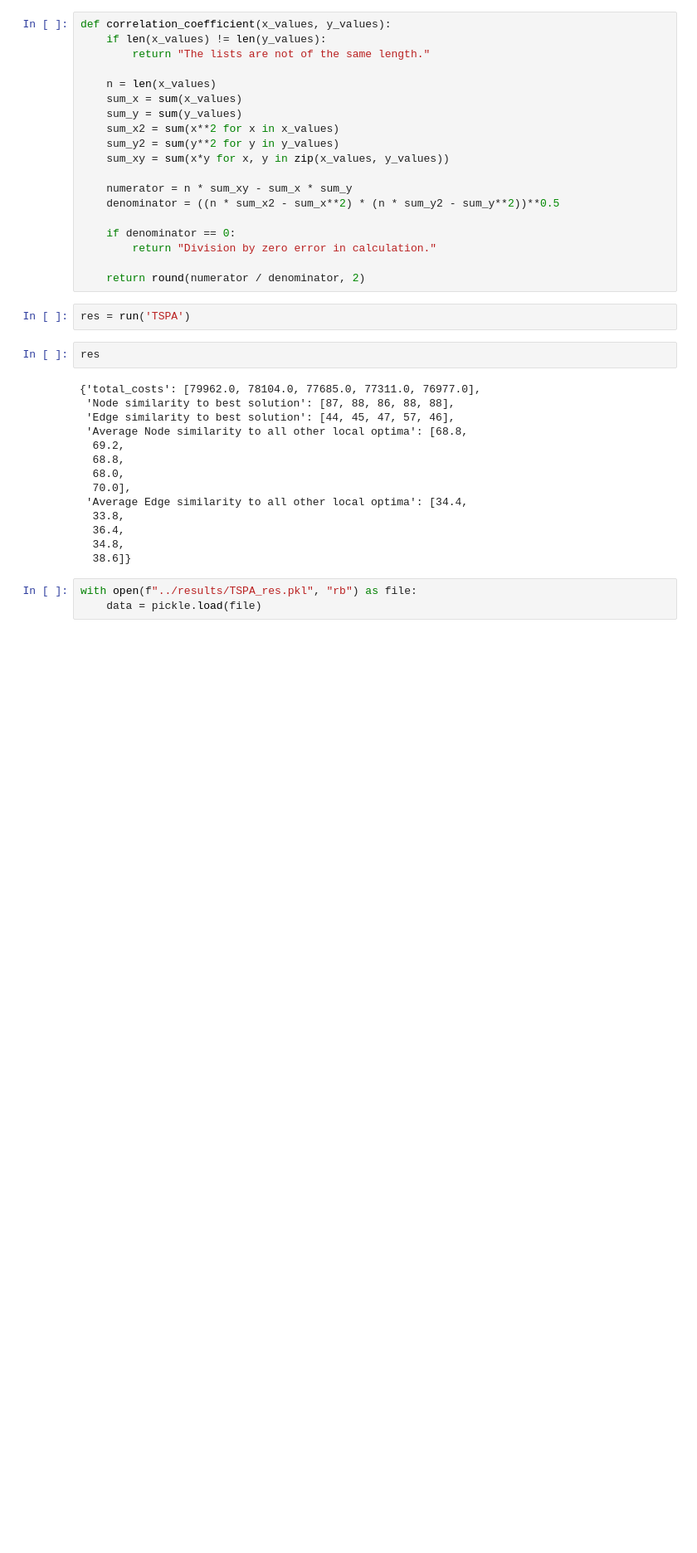
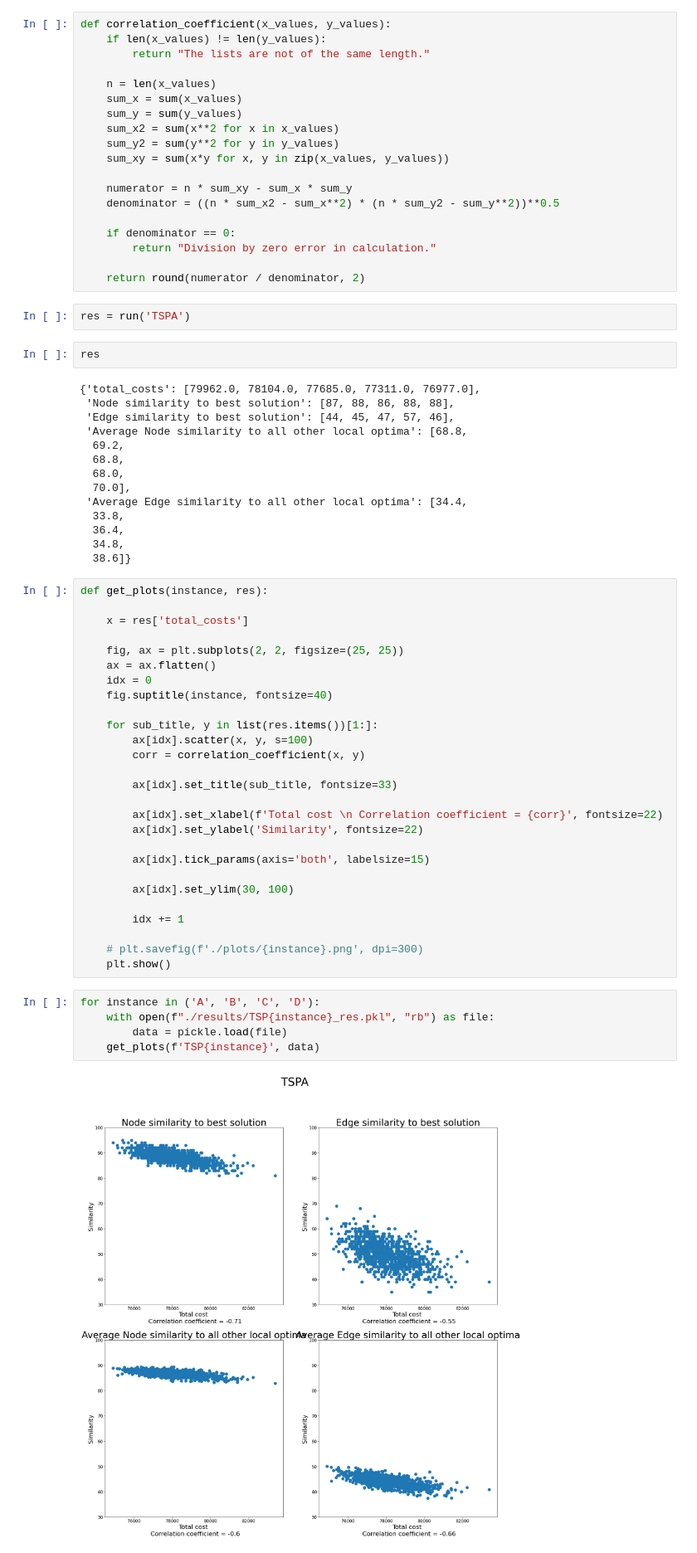
Before and after one commit to aksenyuk/evolutionary-computation, a Jupyter notebook: global-convexity/global_convexity.ipynb, the cells around one changed output. Shown at 83% size. Drawn from its saved outputs; the diff is of its cells as text; blank space fills up the shorter version.

Commit message:
run plots

```diff
--- a/global-convexity/global_convexity.ipynb
+++ b/global-convexity/global_convexity.ipynb
@@ -254,6 +254,37 @@ res
   36.4,
   34.8,
   38.6]}
+# %%
+def get_plots(instance, res):
+
+    x = res['total_costs']
+
+    fig, ax = plt.subplots(2, 2, figsize=(25, 25))
+    ax = ax.flatten()
+    idx = 0
+    fig.suptitle(instance, fontsize=40)
+
+    for sub_title, y in list(res.items())[1:]:
+        ax[idx].scatter(x, y, s=100)
+        corr = correlation_coefficient(x, y)
+
+        ax[idx].set_title(sub_title, fontsize=33)
+
+        ax[idx].set_xlabel(f'Total cost \n Correlation coefficient = {corr}', fontsize=22)
+        ax[idx].set_ylabel('Similarity', fontsize=22)
+
+        ax[idx].tick_params(axis='both', labelsize=15)
+
+        ax[idx].set_ylim(30, 100)
+
+        idx += 1
+
+    # plt.savefig(f'./plots/{instance}.png', dpi=300)
+    plt.show()
 # %%
-with open(f"../results/TSPA_res.pkl", "rb") as file:
-    data = pickle.load(file)
+for instance in ('A', 'B', 'C', 'D'):
+    with open(f"./results/TSP{instance}_res.pkl", "rb") as file:
+        data = pickle.load(file)
+    get_plots(f'TSP{instance}', data)
+# %% [output]
+[figure, added]
```
Also changed, not shown: parts of 3 cells of this notebook, 4 other files.
